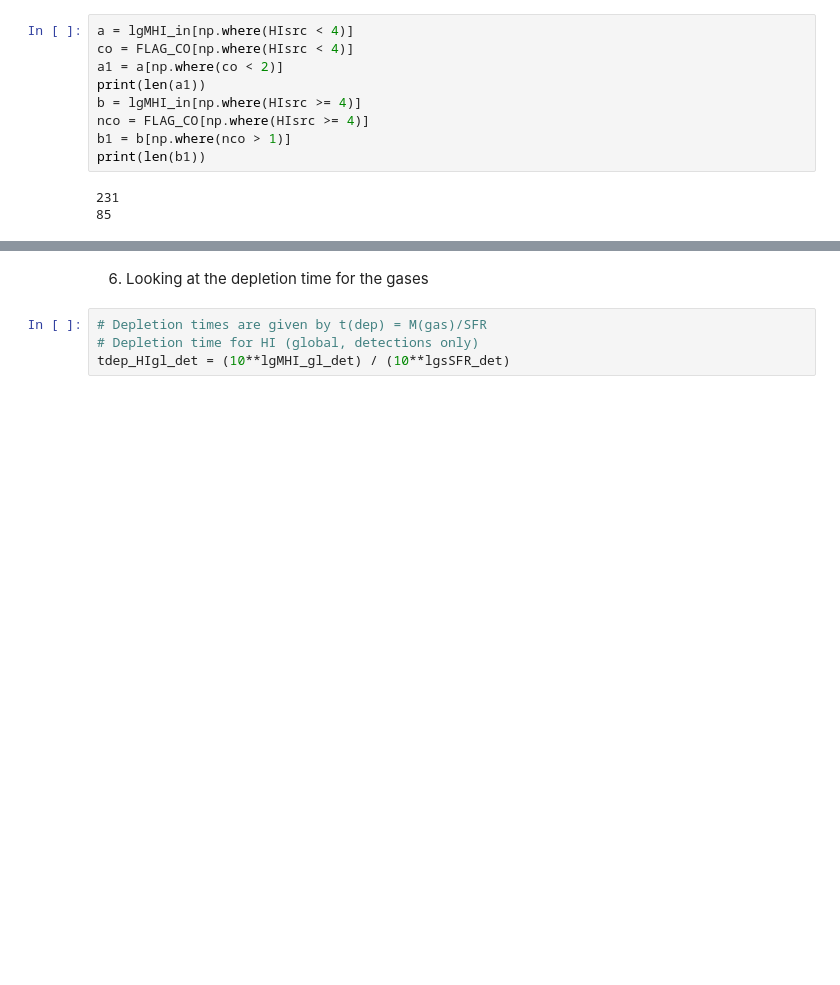
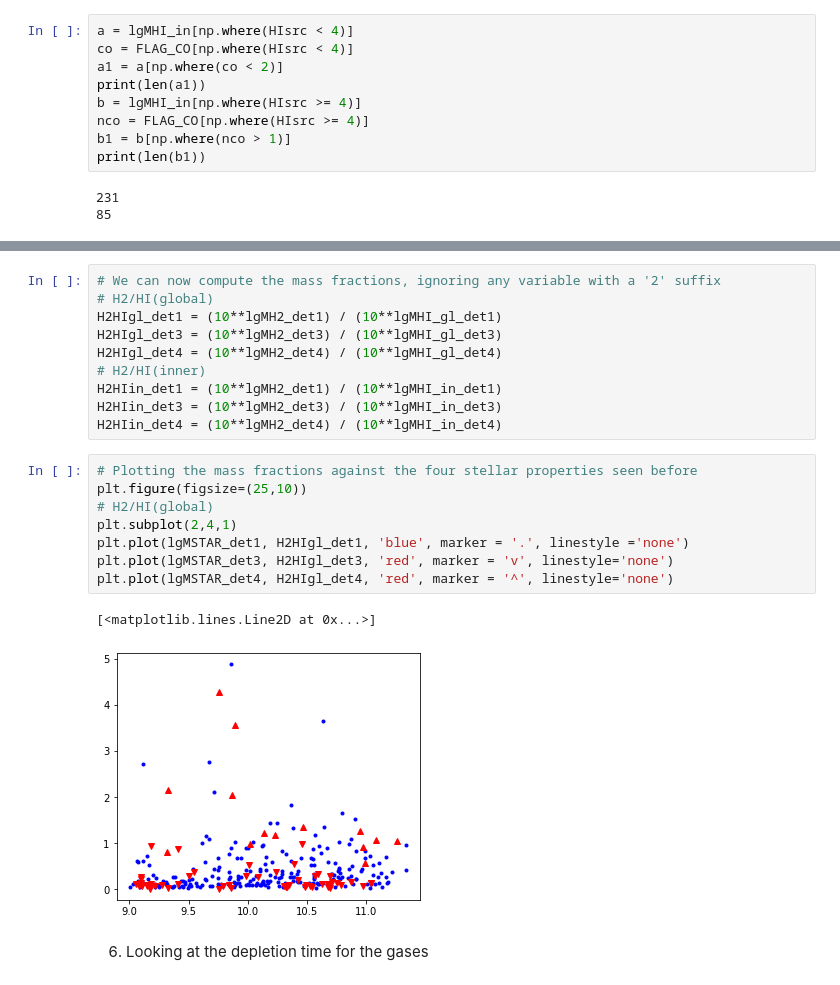
Before and after one commit to Luke-Williams-01/Luke-Williams-01, a Jupyter notebook: ICRARproject2.ipynb, the cells around one changed output, grey strips where cells are left out. Saved outputs shown, nothing was run; the diff lists cells and outputs as text; blank space fills up the shorter version.

```diff
--- a/ICRARproject2.ipynb
+++ b/ICRARproject2.ipynb
@@ -947,6 +968,23 @@ print('Gradient:', popt[0], '+/-', np.sqrt(pcov.diagonal()[0]));
+# %%
+# We can now compute the mass fractions, ignoring any variable with a '2' suffix
+# H2/HI(global)
+H2HIgl_det1 = (10**lgMH2_det1) / (10**lgMHI_gl_det1)
+H2HIgl_det3 = (10**lgMH2_det3) / (10**lgMHI_gl_det3)
+H2HIgl_det4 = (10**lgMH2_det4) / (10**lgMHI_gl_det4)
+# H2/HI(inner)
+H2HIin_det1 = (10**lgMH2_det1) / (10**lgMHI_in_det1)
+H2HIin_det3 = (10**lgMH2_det3) / (10**lgMHI_in_det3)
+H2HIin_det4 = (10**lgMH2_det4) / (10**lgMHI_in_det4)
+# %%
+# Plotting the mass fractions against the four stellar properties seen before
+plt.figure(figsize=(25,10))
+# H2/HI(global)
+plt.subplot(2,4,1)
+plt.plot(lgMSTAR_det1, H2HIgl_det1, 'blue', marker = '.', linestyle ='none')
+plt.plot(lgMSTAR_det3, H2HIgl_det3, 'red', marker = 'v', linestyle='none')
+plt.plot(lgMSTAR_det4, H2HIgl_det4, 'red', marker = '^', linestyle='none')
+# %% [output]
+[<matplotlib.lines.Line2D at 0x...>]
+[figure, added]
 # %% [markdown]
 6) Looking at the depletion time for the gases
-# %%
-# Depletion times are given by t(dep) = M(gas)/SFR
-# Depletion time for HI (global, detections only)
-tdep_HIgl_det = (10**lgMHI_gl_det) / (10**lgsSFR_det)
```
Also changed, not shown: parts of 3 cells of this notebook.
